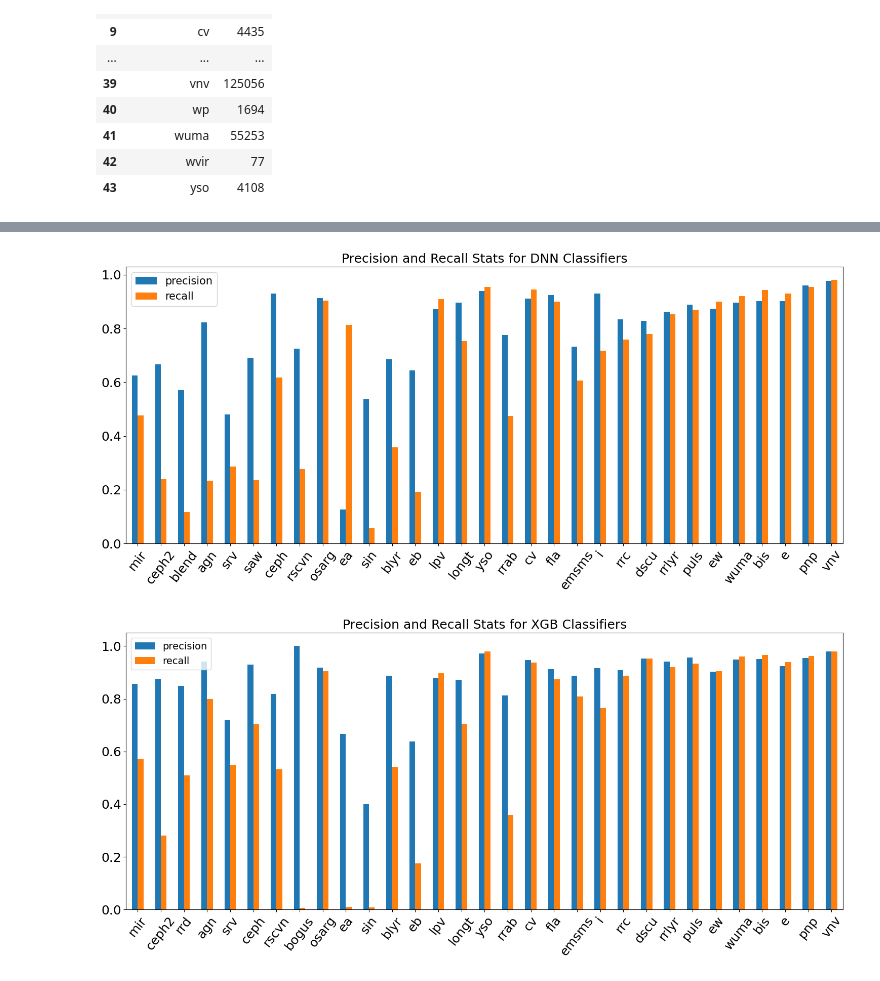
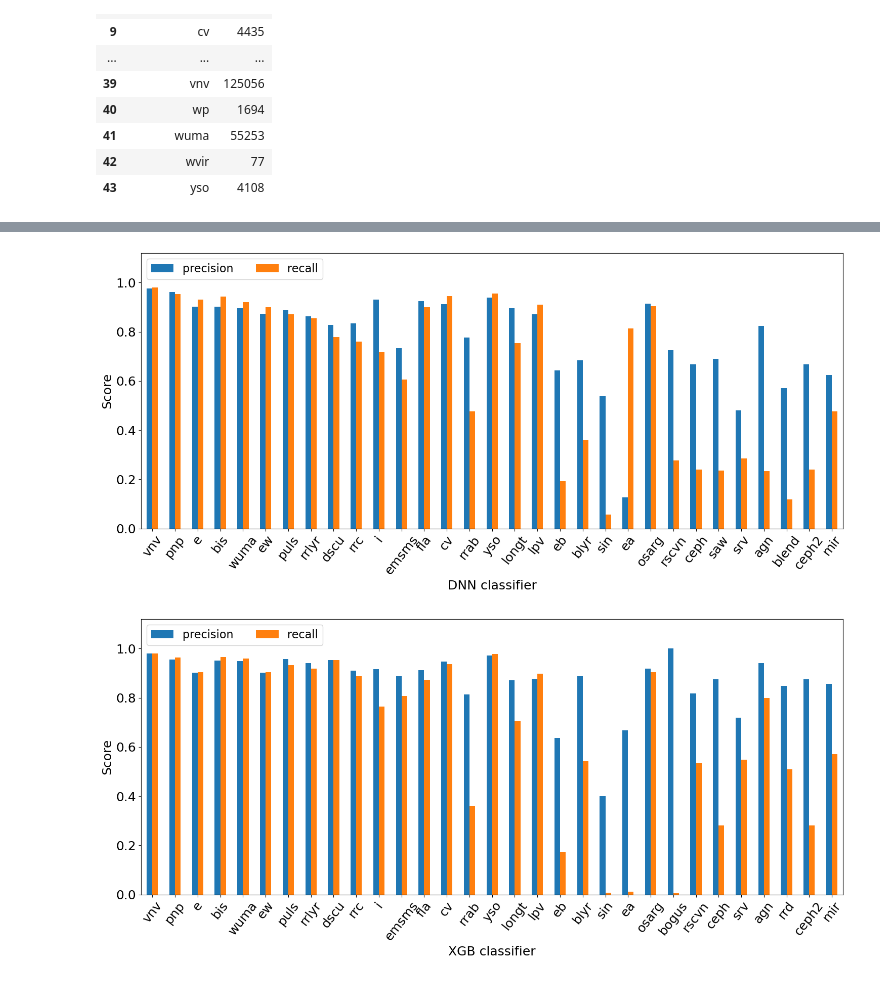
Before and after one commit to ZwickyTransientFacility/scope-ml, a Jupyter notebook: tools/SCoPe_data_analysis_plots.ipynb, the cells around one changed output, grey strips where cells are left out. Cells and saved outputs as stored; diff of their text form; code cells hidden in the pictures.

Commit message:
Update plotting notebook to use assemble_training_stats products

```diff
--- a/tools/SCoPe_data_analysis_plots.ipynb
+++ b/tools/SCoPe_data_analysis_plots.ipynb
@@ -193,7 +192,8 @@ import json
 # %%
 dnn_stats = {} #dictionary with classifications as keys and dnn CM stats as values
 for classif in classifications:
-    with open('/Users/leighannazielske/Desktop/DR16_DNN_stats/' + classif + '/' + classif + '_plots/val/' + classif + '_stats.json') as classif_stats: #change to appropriate filepath
+    file = glob.glob(f'/Users/bhealy/scope/dnn_stats/{classif}*stats.json') #change to appropriate filepath
+    with open(file[0]) as classif_stats:
         classif_stats = classif_stats.read()
         classif_stats = json.loads(classif_stats)
         new = {classif: classif_stats}
@@ -201,7 +201,8 @@ for classif in classifications:
 # %%
 xgb_stats = {} #dictionary with classifications as keys and xgb CM stats as values
 for classif in classifications:
-    with open('/Users/leighannazielske/Desktop/DR16_XGB_stats/' + classif + '/' + classif + '_plots/val/' + classif + '_stats.json') as classif_stats: #change to appropriate filepath
+    file = glob.glob(f'/Users/bhealy/scope/xgb_stats/{classif}*stats.json') #change to appropriate filepath
+    with open(file[0]) as classif_stats:
         classif_stats = classif_stats.read()
         classif_stats = json.loads(classif_stats)
         new = {classif: classif_stats}
@@ -221,26 +222,32 @@ dnn_prec_rec = dnn_prec_rec.drop(['count'], axis = 'columns')
 #dataframe of xgb precision and recall, sorted by num pos examples in training set
 xgb_prec_rec = stats_xgb.drop(['accuracy', 'f1_score', 'roc_auc'], axis = 'columns')
 xgb_prec_rec['count'] = counts
-xgb_prec_rec = xgb_prec_rec.sort_values('count')
+xgb_prec_rec = xgb_prec_rec.sort_values('count', ascending=False)
 xgb_prec_rec = xgb_prec_rec.drop(['blend', 'blher', 'bright', 'dip', 'dp', 'el', 'ext', 'hp', 'mp', 'rrblz', 'saw', 'wp', 'wvir'])
 xgb_prec_rec = xgb_prec_rec.drop(['count'], axis = 'columns')
 # %%
 #dnn precision and recall plot
 dnn_prec_rec.plot.bar(figsize = (15,7))
 plt.xticks(rotation = 52, fontsize = 18)
-plt.title('Precision and Recall Stats for DNN Classifiers', fontsize = 18)
-plt.legend(fontsize = 15)
+#plt.title('Precision and Recall Stats for DNN Classifiers', fontsize = 18)
+plt.legend(ncol=2, loc=2, fontsize = 16)
 plt.yticks(fontsize = 18)
+plt.xlabel('DNN classifier',fontsize=18)
+plt.ylabel('Score', fontsize=18)
+plt.ylim(0,1.12)
 plt.tight_layout()
 # %% [output]
-[figure, old version]
+[figure, new version]
 # %%
 #xgb precision and recall plot
 xgb_prec_rec.plot.bar(figsize = (15,7))
 plt.xticks(rotation = 52, fontsize = 18)
-plt.title('Precision and Recall Stats for XGB Classifiers', fontsize = 18)
-plt.legend(fontsize = 14)
+#plt.title('Precision and Recall Stats for XGB Classifiers', fontsize = 18)
+plt.legend(ncol=2, loc=2, fontsize = 16)
 plt.yticks(fontsize = 18)
+plt.xlabel('XGB classifier',fontsize=18)
+plt.ylabel('Score', fontsize=18)
+plt.ylim(0,1.12)
 plt.tight_layout()
 # %% [output]
-[figure, old version]
+[figure, new version]
```
Also changed, not shown: parts of 9 cells of this notebook, 1 other file.
